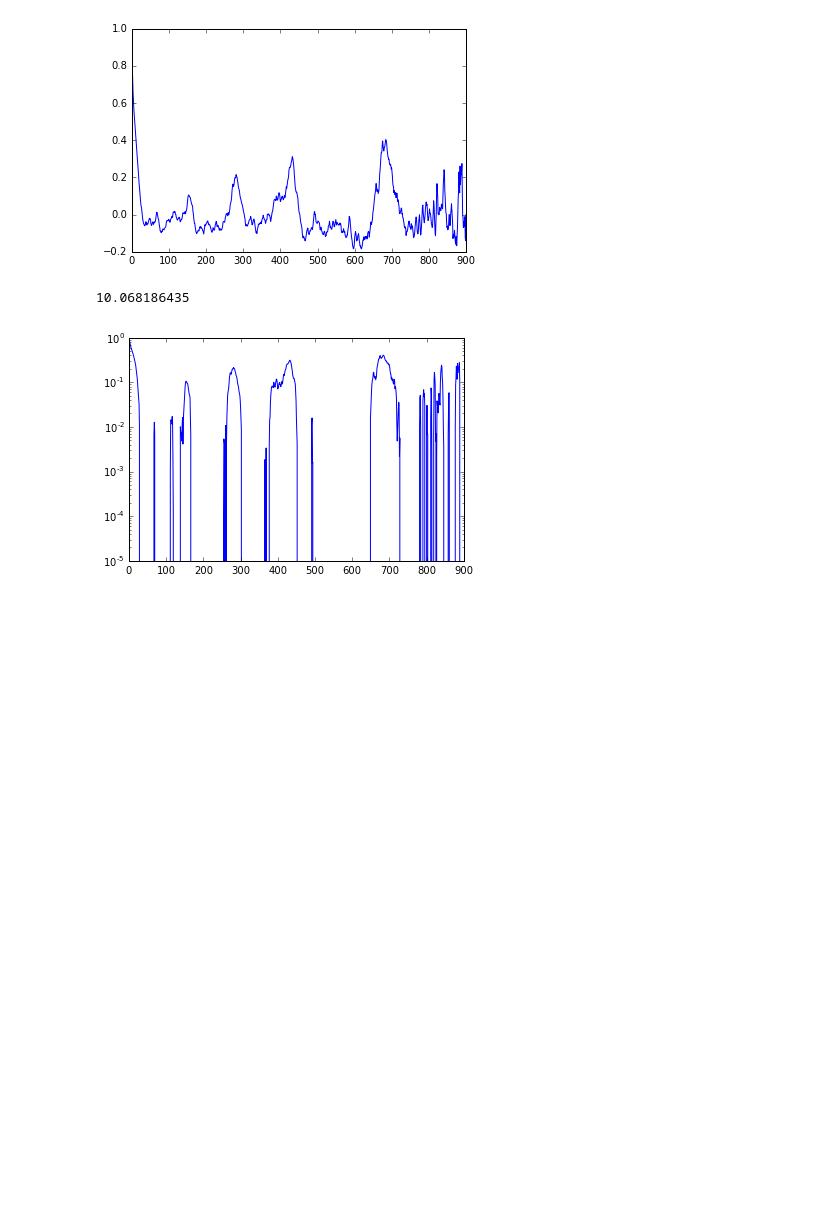
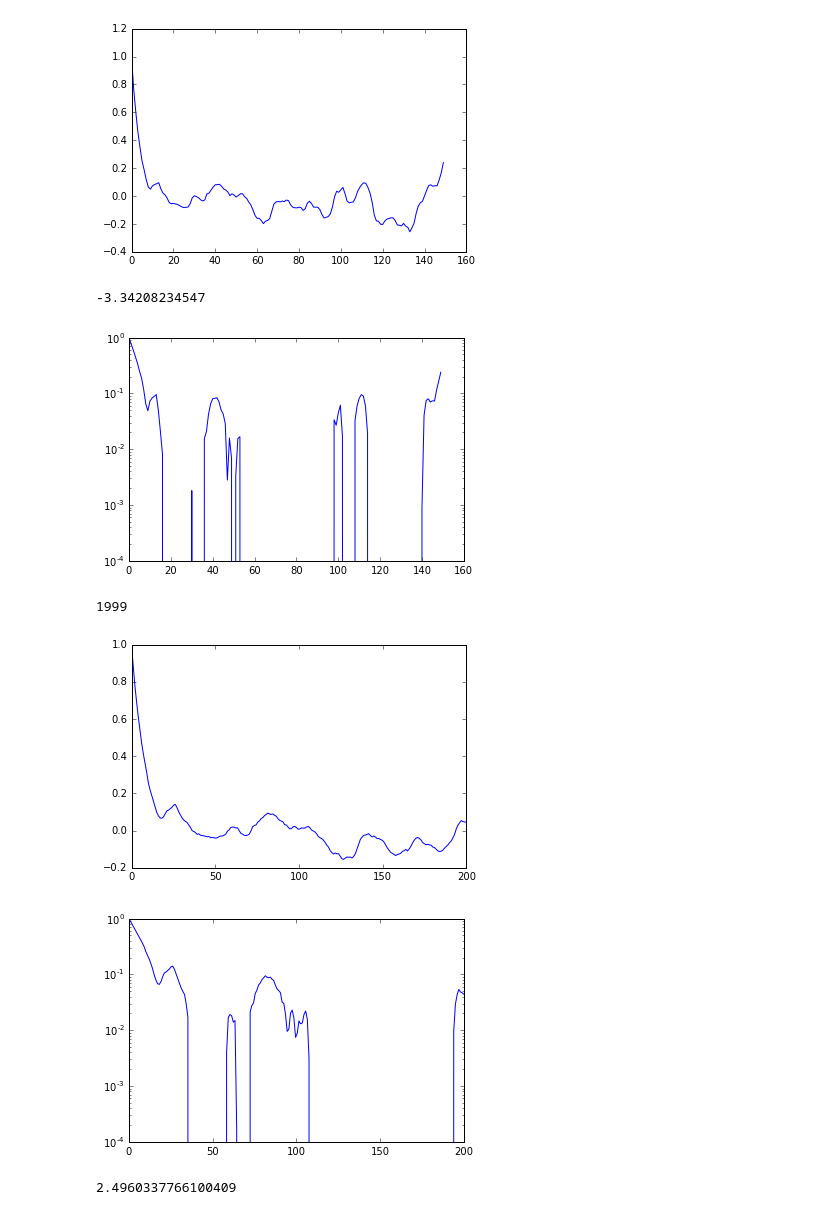
Before and after one commit to teunzwart/bachelor-project, a Jupyter notebook: code/Metropolis-Ising.ipynb, the cells around one changed output. Saved outputs shown, nothing was run; the diff lists cells and outputs as text; code cells hidden in the pictures; blank space fills up the shorter version.

```diff
--- a/code/Metropolis-Ising.ipynb
+++ b/code/Metropolis-Ising.ipynb
@@ -121,7 +111,7 @@ def auto_correlation(t, data):
     return correlation
 # %%
 equilibrium = 100
-data = np.asarray([auto_correlation(p, magnet_history[equilibrium:]) for p in range(1000-equilibrium)])
+data = np.asarray([auto_correlation(p, magnet_history[equilibrium:]) for p in range(0, 400-equilibrium, 2)])
 normalize = data / data.max()
 plt.plot(range(len(data)), normalize)
 plt.show()
@@ -132,9 +122,34 @@ plt.plot(range(len(data)), normalize)
 plt.yscale("log")
 plt.show()
 # %% [output]
-[figure, old version]
+[figure, new version]
-10.068186435
+-3.34208234547
-[figure, old version]
+[figure, new version]
+# %%
+def numpy_autocor(data):
+    data = np.asarray([d - np.mean(data) for d in data])
+    acf = np.correlate(data, data, mode="full")
+    return acf/acf.max()
+
+acfunc = numpy_autocor(magnet_history)
+
+print(len(acfunc))
+# print(acfunc)
+
+plt.plot(np.linspace(0, 200, 200), acfunc[999:1199])
+plt.show()
+
+
+plt.plot(np.linspace(0, 200, 200), acfunc[999:1199])
+plt.yscale("log")
+plt.show()
+
+np.trapz(acfunc[999:1199])
+# %% [output]
+1999
+[figure, added]
+[figure, added]
+2.4960337766100409
 # %%
 magnet_samples = []
 energy_samples = []
```
Also changed, not shown: parts of 8 cells of this notebook.
